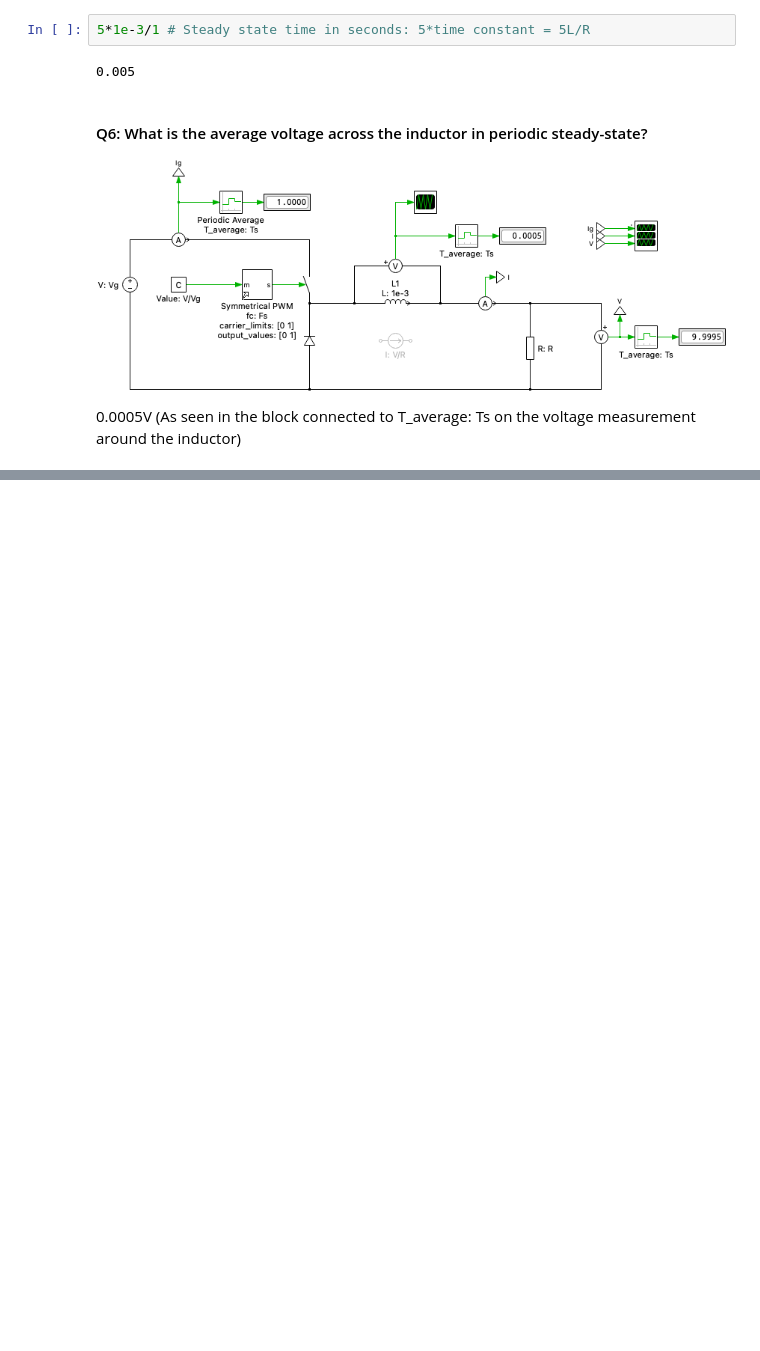
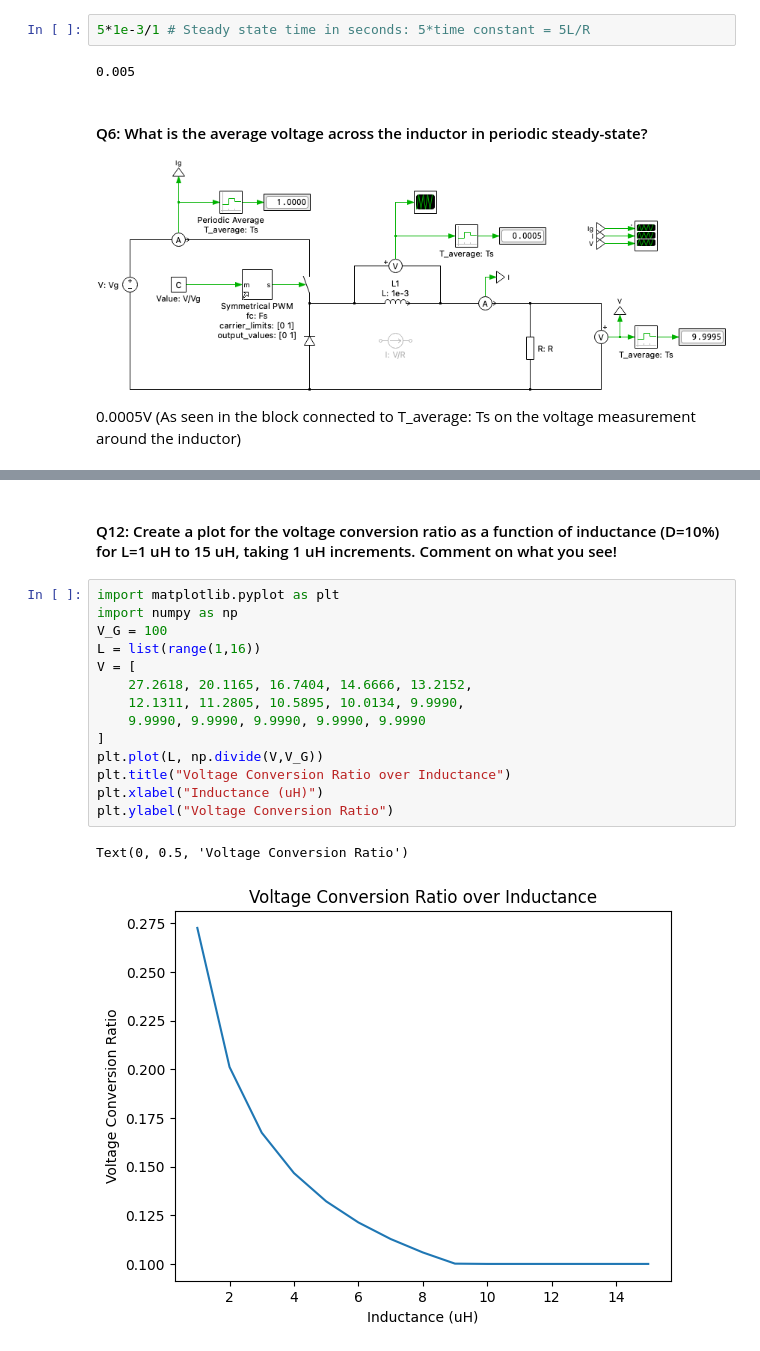
Before and after one commit to amandalchang/power-e, a Jupyter notebook: jupyter/lab1.ipynb, the cells around one changed output, grey strips where cells are left out. Cells and saved outputs as stored; diff of their text form; blank space fills up the shorter version.

```diff
--- a/jupyter/lab1.ipynb
+++ b/jupyter/lab1.ipynb
@@ -68,0 +102,19 @@ The sawtooth shape on the output current and output voltage waves is visibly rou
+# %% [markdown]
+#### Q12: Create a plot for the voltage conversion ratio as a function of inductance (D=10%) for L=1 uH to 15 uH, taking 1 uH increments. Comment on what you see!
+# %%
+import matplotlib.pyplot as plt
+import numpy as np
+V_G = 100
+L = list(range(1,16))
+V = [
+    27.2618, 20.1165, 16.7404, 14.6666, 13.2152,
+    12.1311, 11.2805, 10.5895, 10.0134, 9.9990,
+    9.9990, 9.9990, 9.9990, 9.9990, 9.9990
+]
+plt.plot(L, np.divide(V,V_G))
+plt.title("Voltage Conversion Ratio over Inductance")
+plt.xlabel("Inductance (uH)")
+plt.ylabel("Voltage Conversion Ratio")
+# %% [output]
+Text(0, 0.5, 'Voltage Conversion Ratio')
+[figure, added]
```
Also changed, not shown: parts of 17 cells of this notebook.
